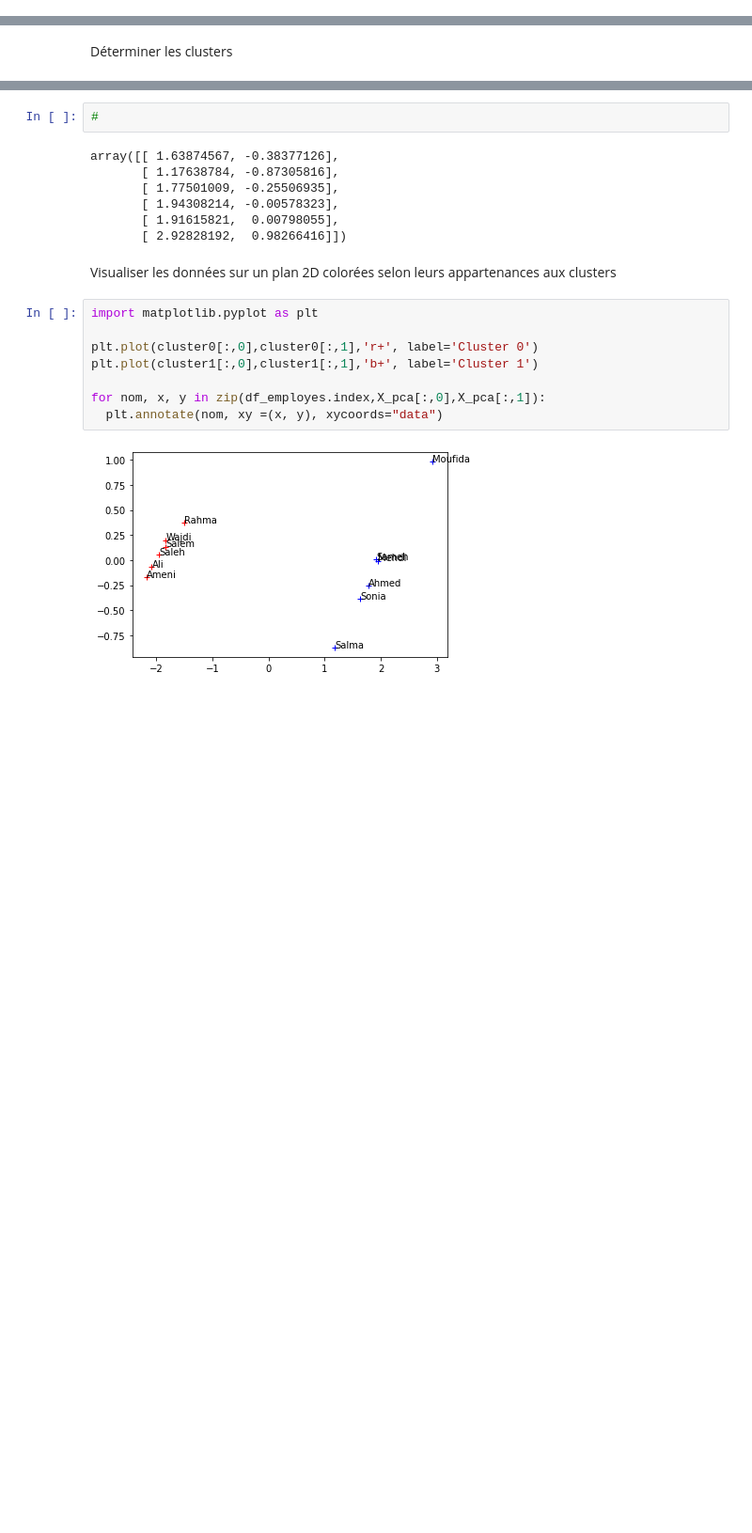
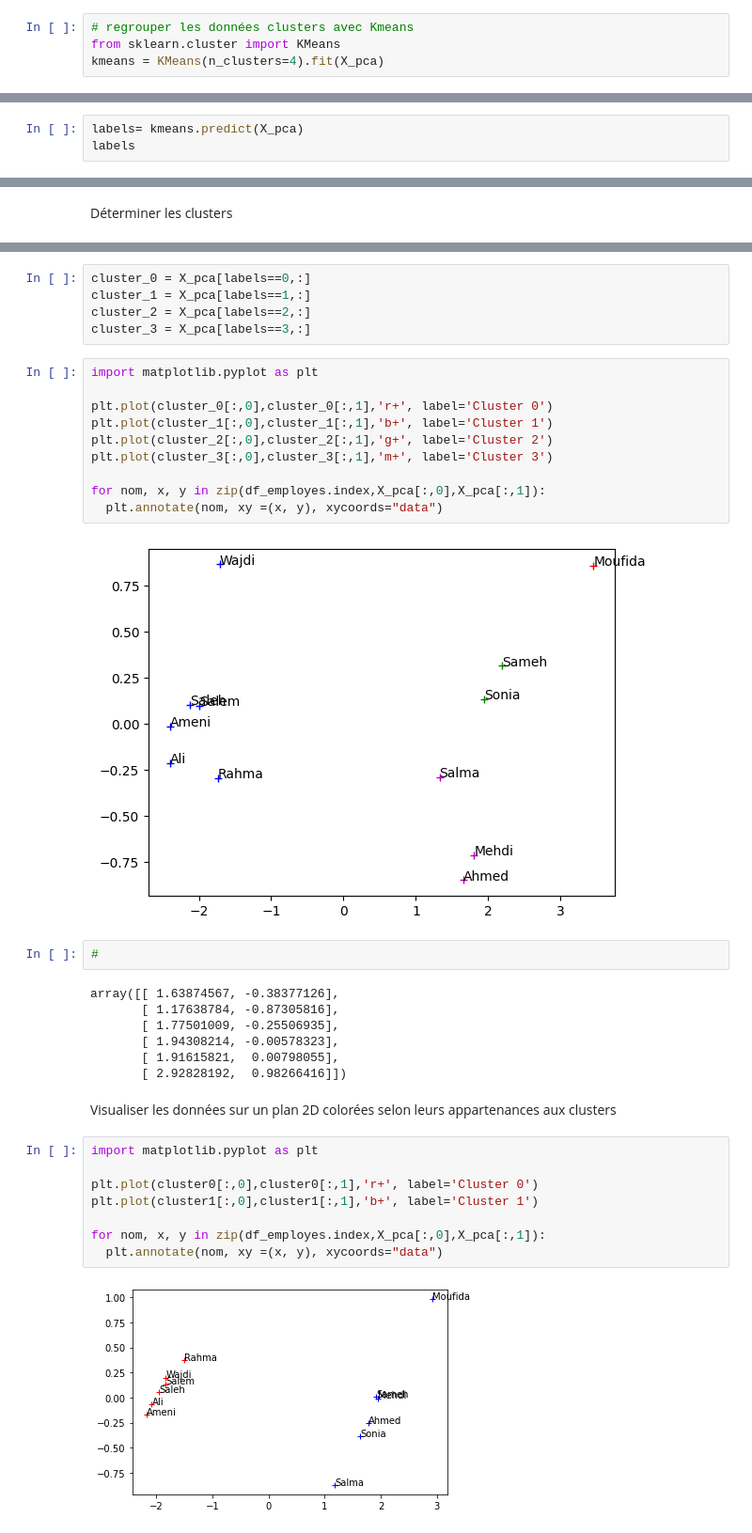
Before and after one commit to melekabbassi/Python, a Jupyter notebook: lab_clustering_kmeans.ipynb, the cells around one changed output, grey strips where cells are left out. Shown at 94% size. Cells and saved outputs as stored; diff of their text form; blank space fills up the shorter version.

```diff
--- a/lab_clustering_kmeans.ipynb
+++ b/lab_clustering_kmeans.ipynb
@@ -306,0 +315,4 @@ KMeans(n_clusters=2)
+# %%
+# regrouper les données clusters avec Kmeans
+from sklearn.cluster import KMeans
+kmeans = KMeans(n_clusters=4).fit(X_pca)
@@ -312,0 +330,3 @@ array([0, 1, 0, 1, 1, 0, 0, 1, 0, 1, 0, 1], dtype=int32)
+# %%
+labels= kmeans.predict(X_pca)
+labels
@@ -324,3 +337,20 @@ array([[-2.08283845, -0.070833  ],
+# %%
+cluster_0 = X_pca[labels==0,:]
+cluster_1 = X_pca[labels==1,:]
+cluster_2 = X_pca[labels==2,:]
+cluster_3 = X_pca[labels==3,:]
+# %%
+import matplotlib.pyplot as plt
+
+plt.plot(cluster_0[:,0],cluster_0[:,1],'r+', label='Cluster 0')
+plt.plot(cluster_1[:,0],cluster_1[:,1],'b+', label='Cluster 1')
+plt.plot(cluster_2[:,0],cluster_2[:,1],'g+', label='Cluster 2')
+plt.plot(cluster_3[:,0],cluster_3[:,1],'m+', label='Cluster 3')
+
+for nom, x, y in zip(df_employes.index,X_pca[:,0],X_pca[:,1]):
+  plt.annotate(nom, xy =(x, y), xycoords="data")
+# %% [output]
+[figure, added]
 # %%
 #
 # %% [output]
```
Also changed, not shown: parts of 14 cells of this notebook, 2 other files.
